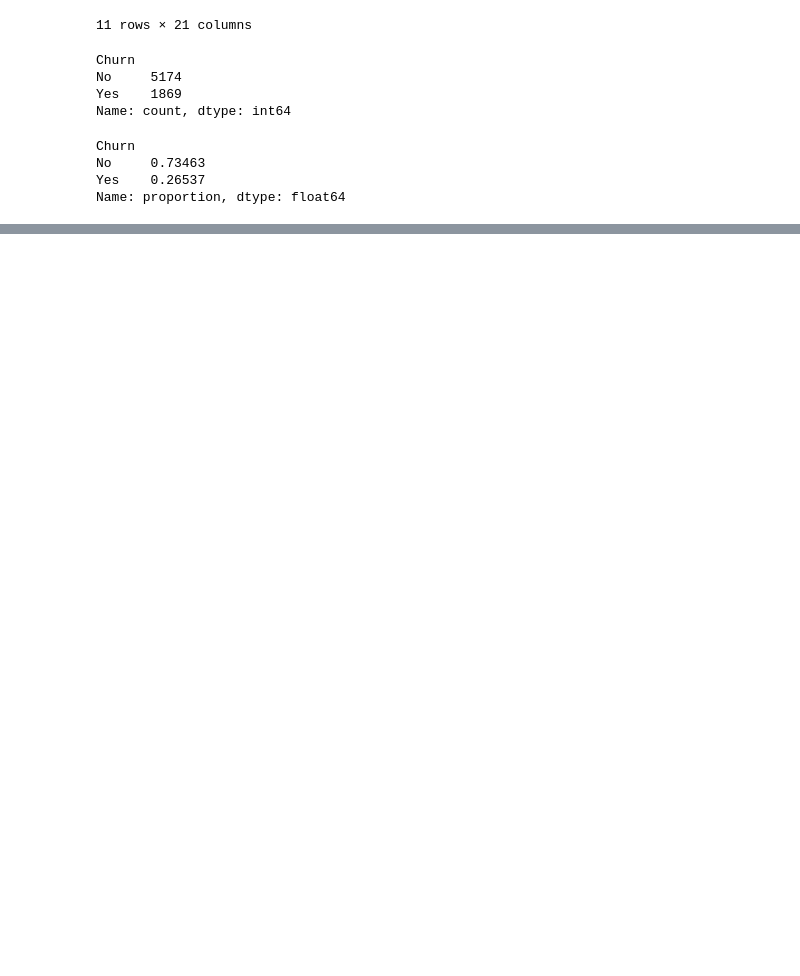
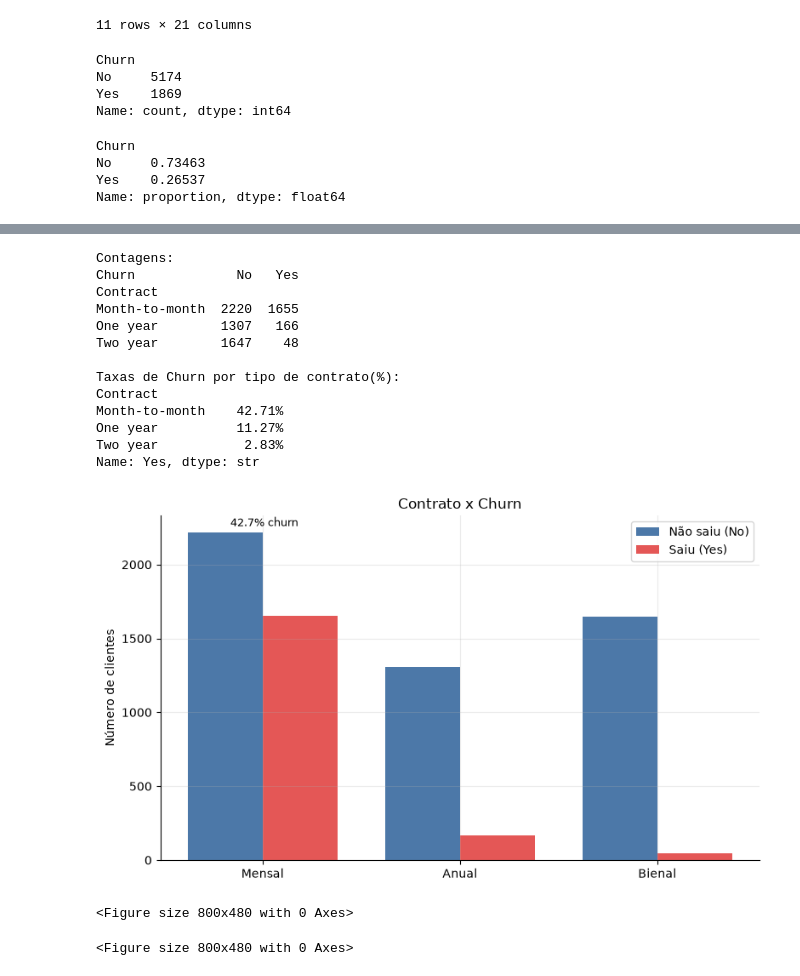
Before and after one commit to johnarrabal/telco_churn, a Jupyter notebook: Notebooks/01_exploraçao.ipynb, the cells around one changed output, grey strips where cells are left out. Cells and saved outputs as stored; diff of their text form; code cells hidden in the pictures; blank space fills up the shorter version.

Commit message:
CONTRACT X CHURN

```diff
--- a/Notebooks/01_exploraçao.ipynb
+++ b/Notebooks/01_exploraçao.ipynb
@@ -5,3 +40,5 @@ df = pd.read_csv("/Users/joaogabriel/Downloads/TRABALHO FINAL FACULDADE/telco_ch
+# %%
+df = pd.read_csv("data/WA_Fn-UseC_-Telco-Customer-Churn.csv")
 # %%
 df.head()
 # %% [output]
@@ -71,0 +141,50 @@ Name: proportion, dtype: float64
+# %%
+contrato_counts = pd.crosstab(df["Contract"], df["Churn"])
+contrato_rate = pd.crosstab(df["Contract"], df["Churn"], normalize="index")["Yes"] * 100
+
+ordem_contrato = ["Month-to-month", "One year", "Two year"]
+
+contrato_counts = contrato_counts.loc[ordem_contrato]
+
+print("Contagens:")
+print(contrato_counts)
+print("\nTaxas de Churn por tipo de contrato(%):")
+print(contrato_rate.round(2).astype(str) + "%")
+
+fig, ax = plt.subplots()
+x = np.arange(len(ordem_contrato))
+largura = 0.38
+ax.bar(x - largura / 2, contrato_counts["No"],
+       width=largura, label="Não saiu (No)", color=COR_NO)
+ax.bar(x + largura / 2, contrato_counts["Yes"],
+       width=largura, label="Saiu (Yes)", color=COR_YES)
+ax.set_xticks(x)
+ax.set_xticklabels(["Mensal", "Anual", "Bienal"])
+ax.set_ylabel("Número de clientes")
+ax.set_title("Contrato x Churn")
+ax.legend()
+
+for i, taxa in enumerate(contrato_rate):
+    topo = max(contrato_counts.iloc[i]["No"],
+               contrato_counts.iloc[i]["Yes"])
+    ax.annotate(f"{taxa: .1f}% churn", (x[i], topo + 40), ha="center", fontsize=9)
+
+    plt.tight_layout()
+    plt.show()
+# %% [output]
+Contagens:
+Churn             No   Yes
+Contract
+Month-to-month  2220  1655
+One year        1307   166
+Two year        1647    48
+
+Taxas de Churn por tipo de contrato(%):
+Contract
+Month-to-month    42.71%
+One year          11.27%
+Two year           2.83%
+Name: Yes, dtype: str
+[figure, added]
+<Figure size 800x480 with 0 Axes>
+<Figure size 800x480 with 0 Axes>
```
Also changed, not shown: parts of 7 cells of this notebook.
